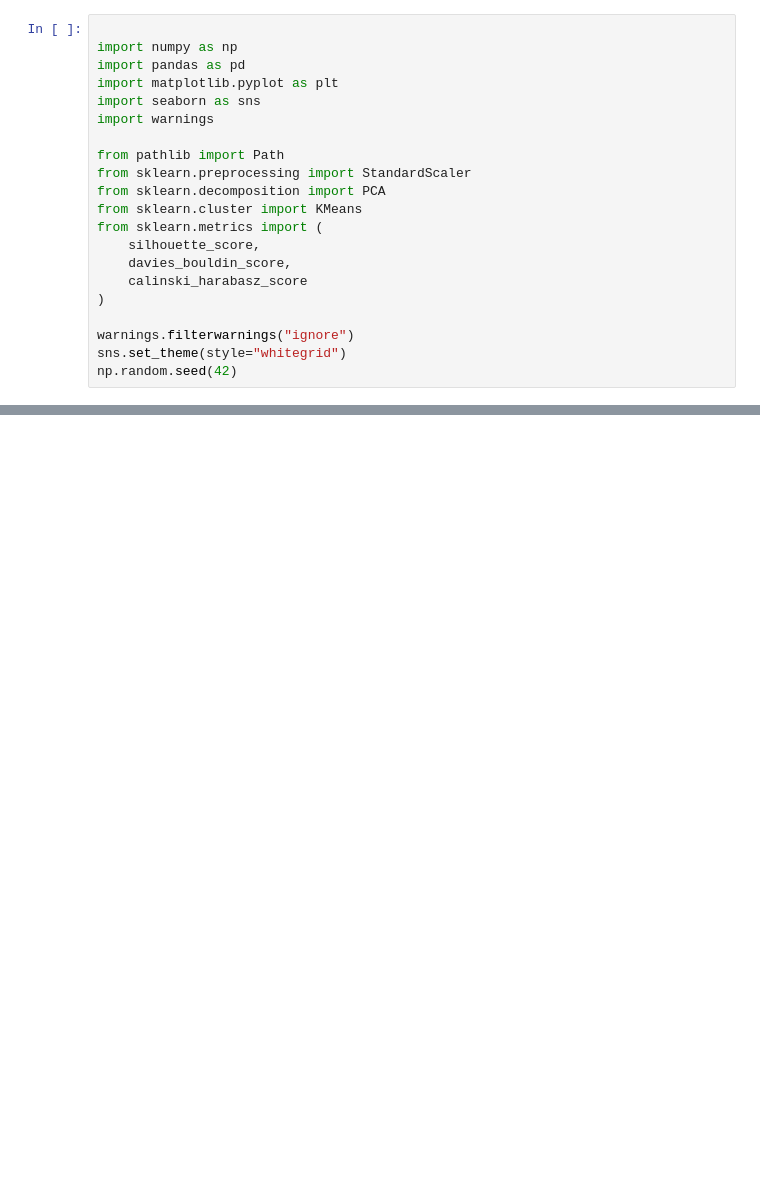
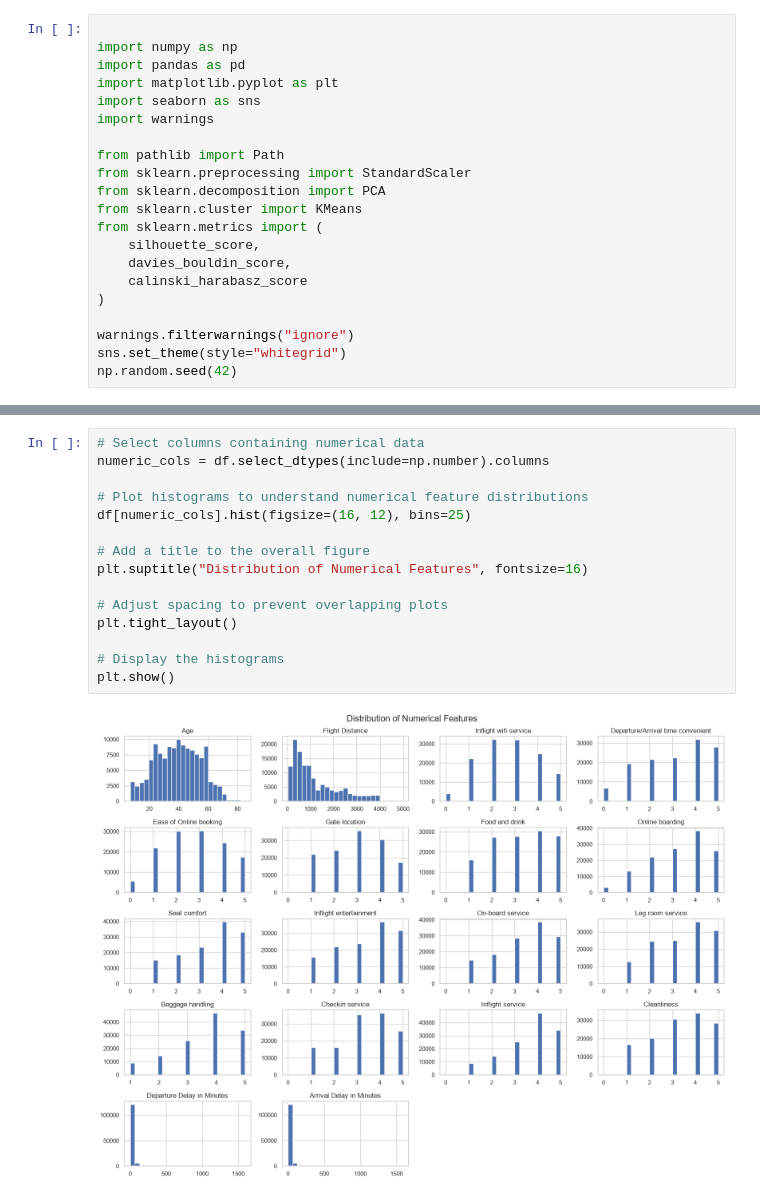
Before and after one commit to Meghana-PV/ml_caseStudy, a Jupyter notebook: notebooks/clustering.ipynb, the cells around one changed output, grey strips where cells are left out. Cells and saved outputs as stored; diff of their text form; blank space fills up the shorter version.

```diff
--- a/notebooks/clustering.ipynb
+++ b/notebooks/clustering.ipynb
@@ -49,0 +123,17 @@ NameError: name 'train' is not defined
+# %%
+# Select columns containing numerical data
+numeric_cols = df.select_dtypes(include=np.number).columns
+
+# Plot histograms to understand numerical feature distributions
+df[numeric_cols].hist(figsize=(16, 12), bins=25)
+
+# Add a title to the overall figure
+plt.suptitle("Distribution of Numerical Features", fontsize=16)
+
+# Adjust spacing to prevent overlapping plots
+plt.tight_layout()
+
+# Display the histograms
+plt.show()
+# %% [output]
+[figure, added]
```
Also changed, not shown: parts of 3 cells of this notebook.
